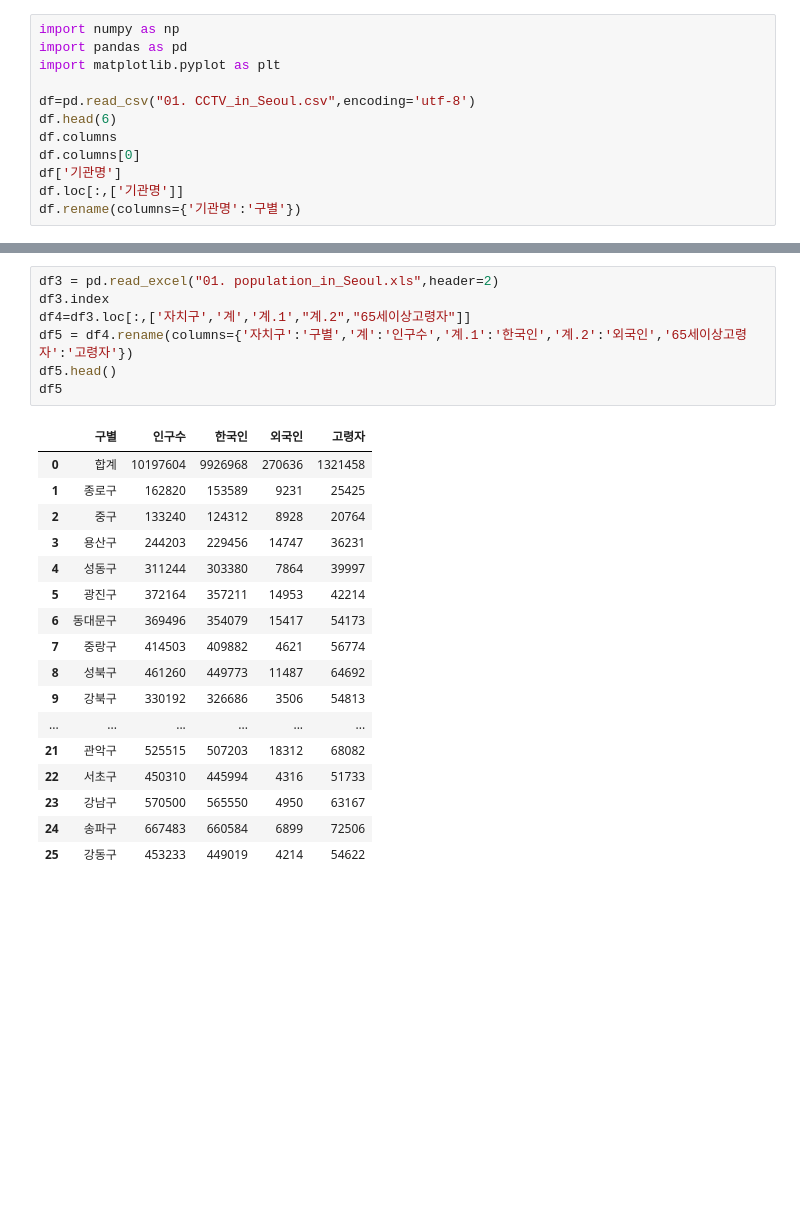
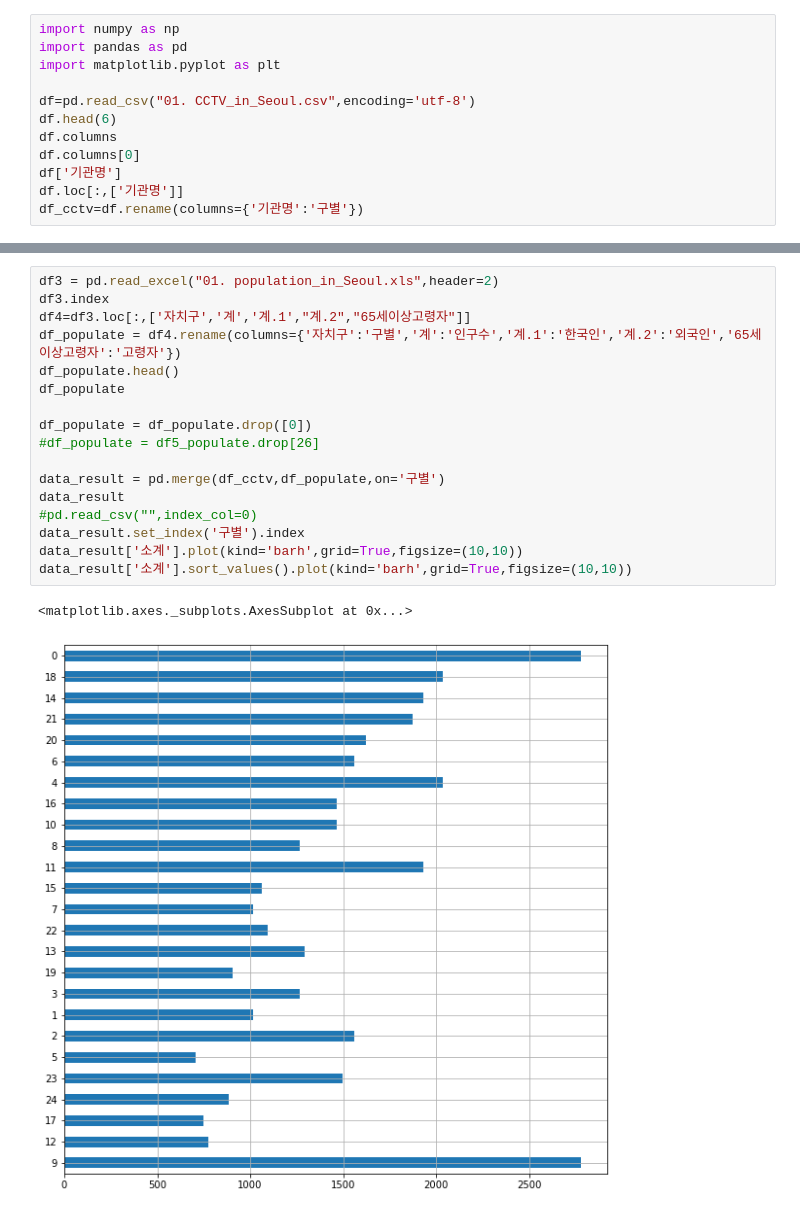
Before and after one commit to kwonbora1004/python, a Jupyter notebook: 20200608/test.ipynb, the cells around one changed output, grey strips where cells are left out. Cells and saved outputs as stored; diff of their text form; blank space fills up the shorter version.

```diff
--- a/20200608/test.ipynb
+++ b/20200608/test.ipynb
@@ -9,4 +9,4 @@ df.columns
 df.columns[0]
 df['기관명']
 df.loc[:,['기관명']]
-df.rename(columns={'기관명':'구별'})
+df_cctv=df.rename(columns={'기관명':'구별'})
@@ -31,25 +13,20 @@ df.rename(columns={'기관명':'구별'})
 # %%
 df3 = pd.read_excel("01. population_in_Seoul.xls",header=2)
 df3.index
 df4=df3.loc[:,['자치구','계','계.1',"계.2","65세이상고령자"]]
-df5 = df4.rename(columns={'자치구':'구별','계':'인구수','계.1':'한국인','계.2':'외국인','65세이상고령자':'고령자'})
-df5.head()
-df5
+df_populate = df4.rename(columns={'자치구':'구별','계':'인구수','계.1':'한국인','계.2':'외국인','65세이상고령자':'고령자'})
+df_populate.head()
+df_populate
+
+df_populate = df_populate.drop([0])
+#df_populate = df5_populate.drop[26]
+
+data_result = pd.merge(df_cctv,df_populate,on='구별')
+data_result
+#pd.read_csv("",index_col=0)
+data_result.set_index('구별').index
+data_result['소계'].plot(kind='barh',grid=True,figsize=(10,10))
+data_result['소계'].sort_values().plot(kind='barh',grid=True,figsize=(10,10))
 # %% [output]
-|  | 구별 | 인구수 | 한국인 | 외국인 | 고령자 |
-| 0 | 합계 | 10197604 | 9926968 | 270636 | 1321458 |
-| 1 | 종로구 | 162820 | 153589 | 9231 | 25425 |
-| 2 | 중구 | 133240 | 124312 | 8928 | 20764 |
-| 3 | 용산구 | 244203 | 229456 | 14747 | 36231 |
-| 4 | 성동구 | 311244 | 303380 | 7864 | 39997 |
-| 5 | 광진구 | 372164 | 357211 | 14953 | 42214 |
-| 6 | 동대문구 | 369496 | 354079 | 15417 | 54173 |
-| 7 | 중랑구 | 414503 | 409882 | 4621 | 56774 |
-| 8 | 성북구 | 461260 | 449773 | 11487 | 64692 |
-| 9 | 강북구 | 330192 | 326686 | 3506 | 54813 |
-| ... | ... | ... | ... | ... | ... |
-| 21 | 관악구 | 525515 | 507203 | 18312 | 68082 |
-| 22 | 서초구 | 450310 | 445994 | 4316 | 51733 |
-| 23 | 강남구 | 570500 | 565550 | 4950 | 63167 |
-| 24 | 송파구 | 667483 | 660584 | 6899 | 72506 |
-| 25 | 강동구 | 453233 | 449019 | 4214 | 54622 |
+<matplotlib.axes._subplots.AxesSubplot at 0x...>
+[figure, added]
```
Also changed, not shown: parts of 3 cells of this notebook, 5 other files.
